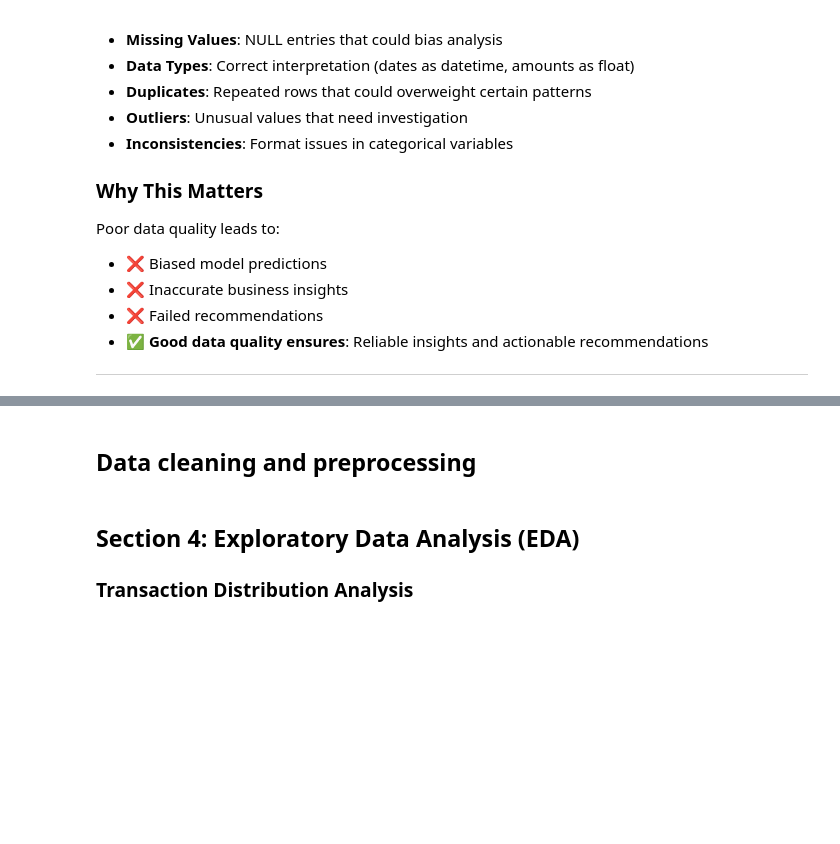
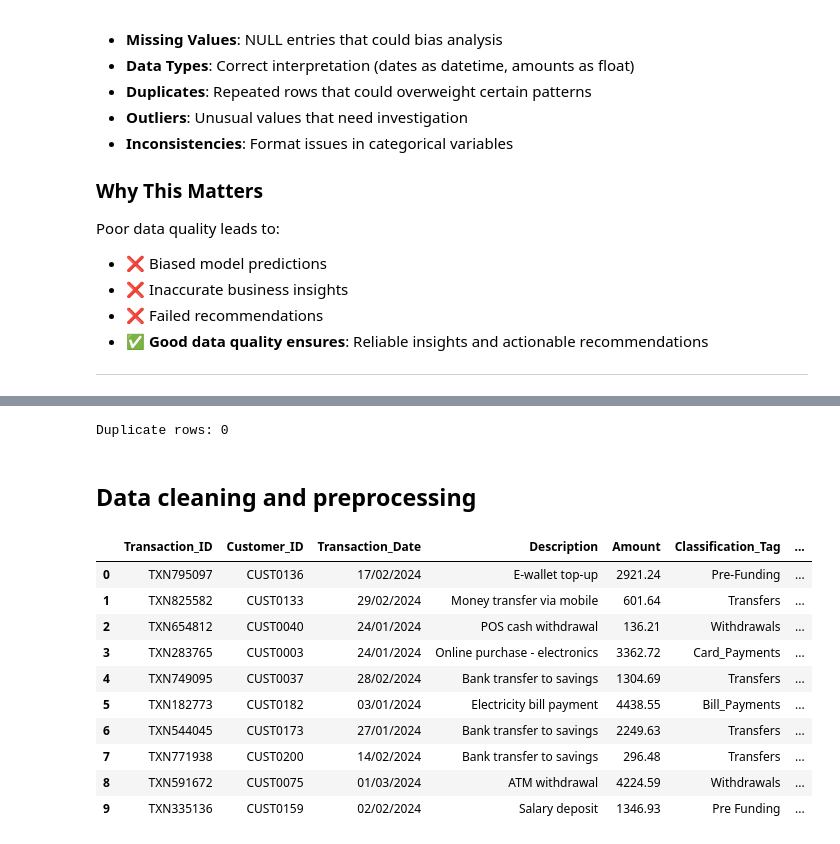
Before and after one commit to owuor-stack/classification-flag-prediction, a Jupyter notebook: analysis.ipynb, the cells around one changed output, grey strips where cells are left out. Cells and saved outputs as stored; diff of their text form; code cells hidden in the pictures; blank space fills up the shorter version.

```diff
--- a/analysis.ipynb
+++ b/analysis.ipynb
@@ -121,41 +162,23 @@ Poor data quality leads to:
+# %%
+
+# Check for duplicates
+print(f"\nDuplicate rows: {df.duplicated().sum()}")
+# %% [output]
+Duplicate rows: 0
 # %% [markdown]
 ## Data cleaning and preprocessing
 # %%
-# 1. Convert Transaction_Date to datetime
-df['Transaction_Date'] = pd.to_datetime(df['Transaction_Date'], format='%d/%m/%Y')
-
-# 2. Convert Transaction_Time to datetime.time
-df['Transaction_Time'] = pd.to_datetime(df['Transaction_Time'], format='%H:%M:%S').dt.time
-
-# 3. Handle inconsistent classification tags
-df['Classification_Tag'] = df['Classification_Tag'].str.strip()
-
-# Standardize all variations
-classification_mapping = {
-    'Pre Funding': 'Pre-Funding',
-    'Pre-funding': 'Pre-Funding',
-    'Prefunding': 'Pre-Funding',
-    'pre_Funding': 'Pre-Funding',
-    'Bill_Payments': 'Bill Payments',
-    'bill_Payments': 'Bill Payments',
-    'Bill-Payments': 'Bill Payments',
-    'BillPayments': 'Bill Payments',
-    'Card_Payments': 'Card Payments',
-    'CardPayments': 'Card Payments',
-    'card_Payments': 'Card Payments',
-    'Withdrawals.': 'Withdrawals',
-    'Withdrawals -': 'Withdrawals',
-    'withdrawals': 'Withdrawals',
-}
-
-df['Classification_Tag'] = df['Classification_Tag'].replace(classification_mapping)
-
-# 4. Remove any leading/trailing whitespaces
-df['Status'] = df['Status'].str.strip()
-df['Description'] = df['Description'].str.strip()
-
-print("Data cleaning completed successfully!")
+# Data cleaning and preprocessing
+df.head(10)
+# %% [output]
+|  | Transaction_ID | Customer_ID | Transaction_Date | Description | Amount | Classification_Tag | ... |
+| 0 | TXN795097 | CUST0136 | 17/02/2024 | E-wallet top-up | 2921.24 | Pre-Funding | ... |
+| 1 | TXN825582 | CUST0133 | 29/02/2024 | Money transfer via mobile | 601.64 | Transfers | ... |
+| 2 | TXN654812 | CUST0040 | 24/01/2024 | POS cash withdrawal | 136.21 | Withdrawals | ... |
+| 3 | TXN283765 | CUST0003 | 24/01/2024 | Online purchase - electronics | 3362.72 | Card_Payments | ... |
+| 4 | TXN749095 | CUST0037 | 28/02/2024 | Bank transfer to savings | 1304.69 | Transfers | ... |
+| 5 | TXN182773 | CUST0182 | 03/01/2024 | Electricity bill payment | 4438.55 | Bill_Payments | ... |
+| 6 | TXN544045 | CUST0173 | 27/01/2024 | Bank transfer to savings | 2249.63 | Transfers | ... |
+| 7 | TXN771938 | CUST0200 | 14/02/2024 | Bank transfer to savings | 296.48 | Transfers | ... |
+| 8 | TXN591672 | CUST0075 | 01/03/2024 | ATM withdrawal | 4224.59 | Withdrawals | ... |
+| 9 | TXN335136 | CUST0159 | 02/02/2024 | Salary deposit | 1346.93 | Pre Funding | ... |
-# %% [markdown]
-## Section 4: Exploratory Data Analysis (EDA)
-
-### Transaction Distribution Analysis
```
Also changed, not shown: parts of 47 cells of this notebook, 4 other files.
